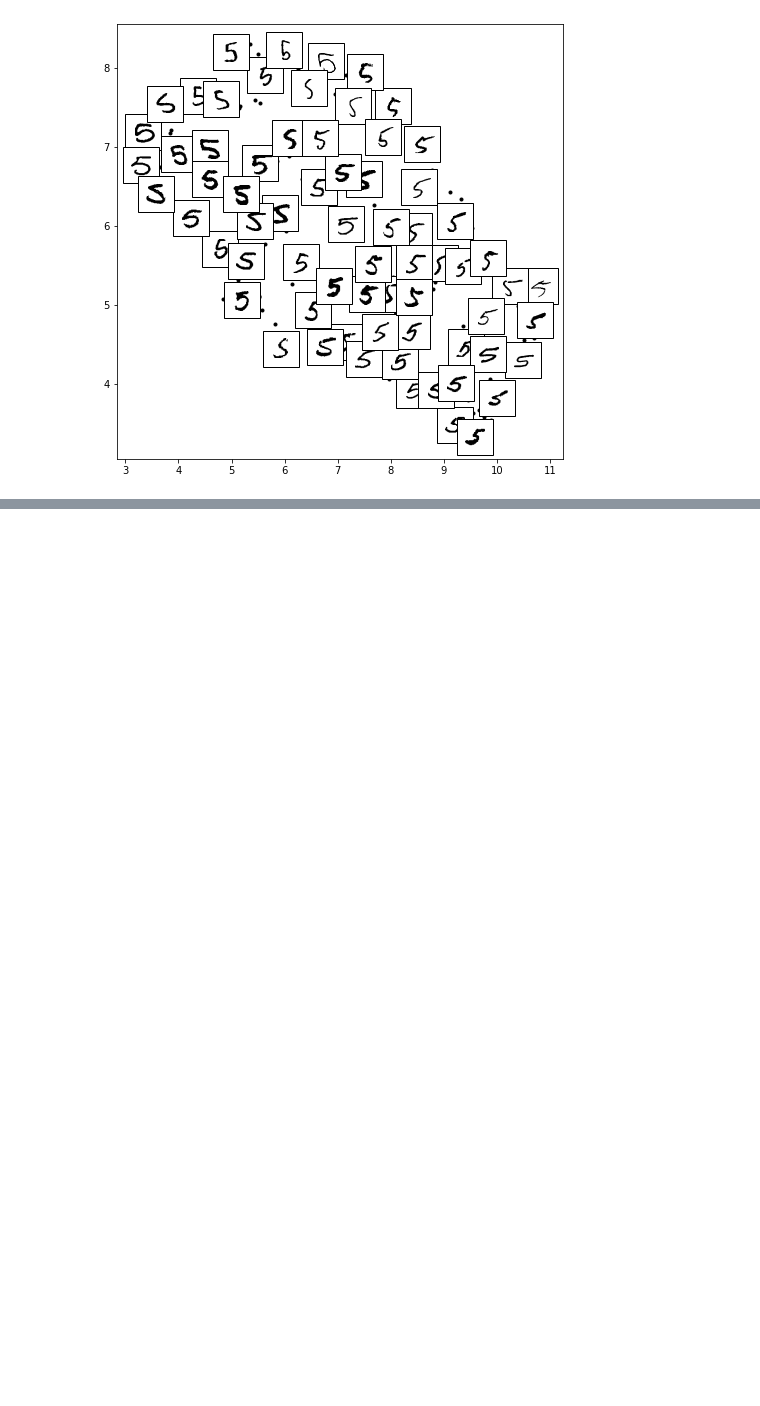
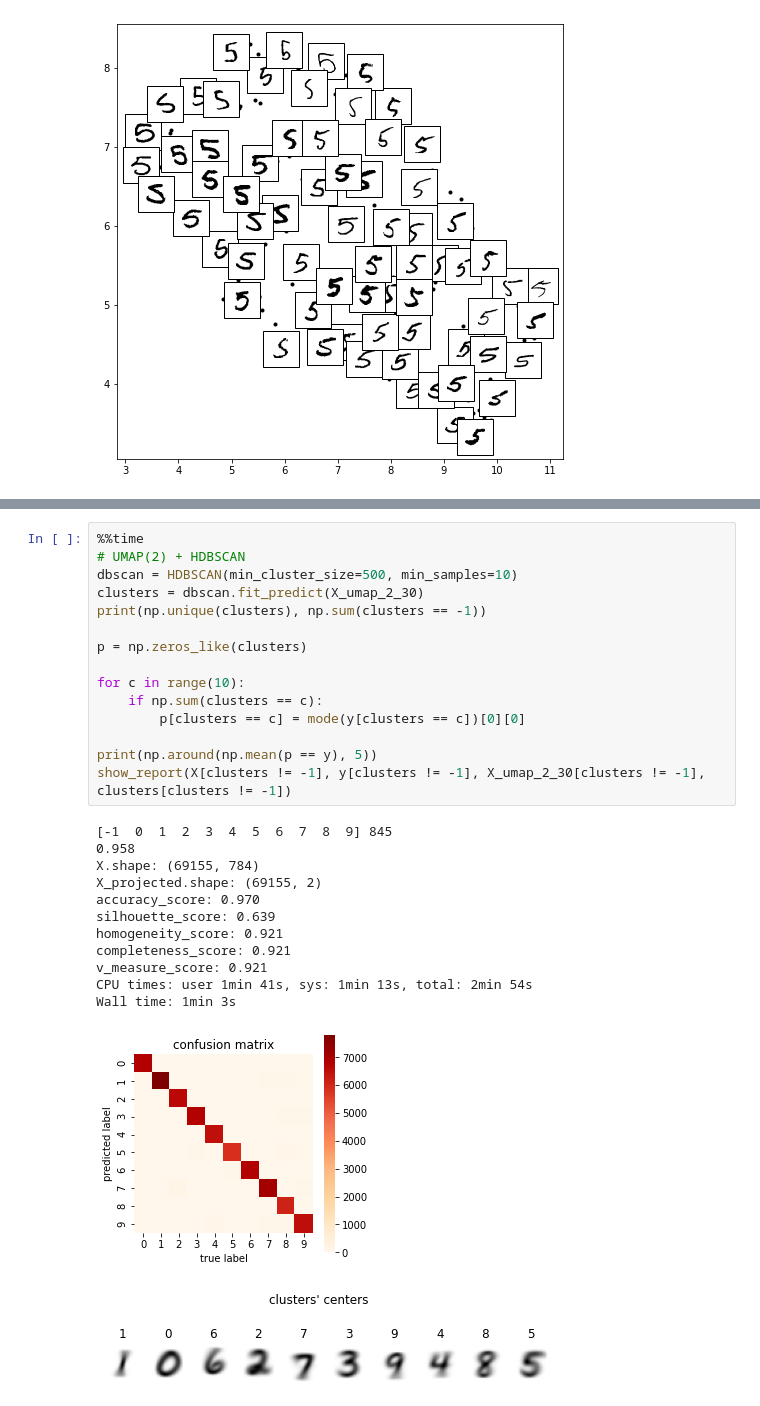
Before and after one commit to MitrofanovDmitry/study, a Jupyter notebook: practice/59 clustering/4.ipynb, the cells around one changed output, grey strips where cells are left out. Drawn from its saved outputs; the diff is of its cells as text; blank space fills up the shorter version.

```diff
--- a/practice/59 clustering/4.ipynb
+++ b/practice/59 clustering/4.ipynb
@@ -307,0 +243,29 @@ Wall time: 1.6 s
+# %%
+%%time
+# UMAP(2) + HDBSCAN
+dbscan = HDBSCAN(min_cluster_size=500, min_samples=10)
+clusters = dbscan.fit_predict(X_umap_2_30)
+print(np.unique(clusters), np.sum(clusters == -1))
+
+p = np.zeros_like(clusters)
+
+for c in range(10):
+    if np.sum(clusters == c):
+        p[clusters == c] = mode(y[clusters == c])[0][0]
+
+print(np.around(np.mean(p == y), 5))
+show_report(X[clusters != -1], y[clusters != -1], X_umap_2_30[clusters != -1], clusters[clusters != -1])
+# %% [output]
+[-1  0  1  2  3  4  5  6  7  8  9] 845
+0.958
+X.shape: (69155, 784)
+X_projected.shape: (69155, 2)
+accuracy_score: 0.970
+silhouette_score: 0.639
+homogeneity_score: 0.921
+completeness_score: 0.921
+v_measure_score: 0.921
+CPU times: user 1min 41s, sys: 1min 13s, total: 2min 54s
+Wall time: 1min 3s
+[figure, added]
+[figure, added]
```
Also changed, not shown: parts of 11 cells of this notebook.
